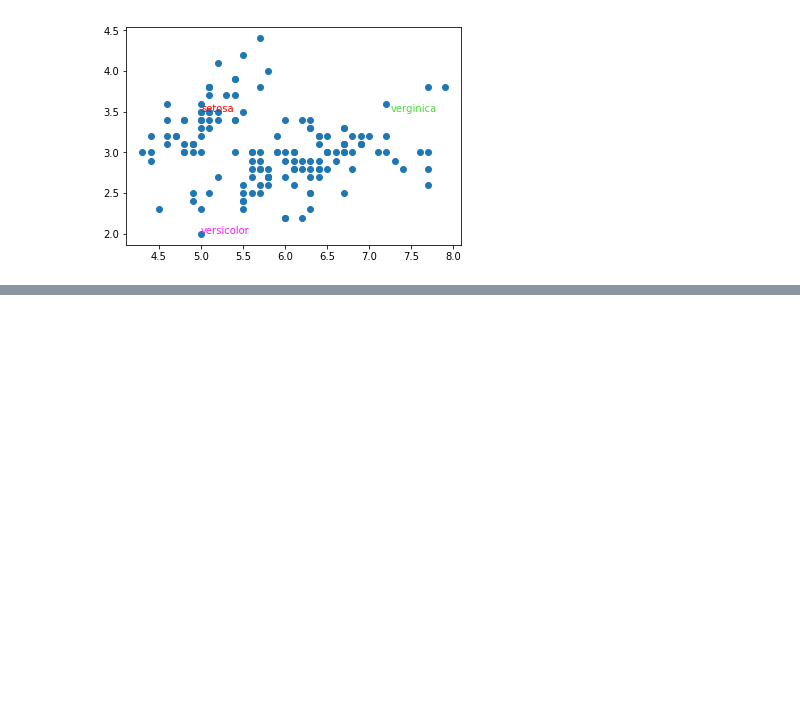
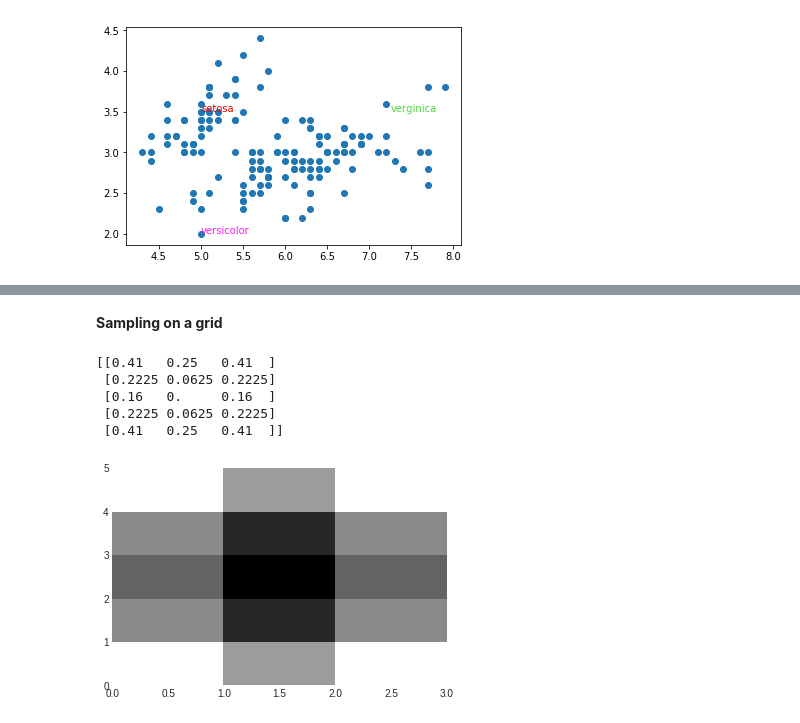
Before and after one commit to TheMLEngineer/DataCamp, a Jupyter notebook: StudyReference/Introduction to Data Visualization with Python/Introduction to Data Visualization with Python.ipynb, the cells around one changed output, grey strips where cells are left out. Cells and saved outputs as stored; diff of their text form; code cells hidden in the pictures; blank space fills up the shorter version.

```diff
--- a/StudyReference/Introduction to Data Visualization with Python/Introduction to Data Visualization with Python.ipynb
+++ b/StudyReference/Introduction to Data Visualization with Python/Introduction to Data Visualization with Python.ipynb
@@ -165,0 +218,7 @@ Text(5.0, 2.0, 'versicolor')
+# %%
+a = np.linspace(-2 , 2 , 3) #Create 1D array of uniformly spaced values
+b = np.linspace(-1 , 1 , 5)
+
+x , y = np.meshgrid(a , b)
+
+print(x,'\n\n\n',y)
@@ -165,0 +238,18 @@ Text(5.0, 2.0, 'versicolor')
+# %% [markdown]
+**Sampling on a grid**
+# %%
+z = x ** 2 / 25 + y ** 2 / 4
+# %%
+print(z)
+# %% [output]
+[[0.41   0.25   0.41  ]
+ [0.2225 0.0625 0.2225]
+ [0.16   0.     0.16  ]
+ [0.2225 0.0625 0.2225]
+ [0.41   0.25   0.41  ]]
+# %%
+plt.set_cmap('gray')
+plt.pcolor(z)
+plt.show()
+# %% [output]
+[figure, added]
```
Also changed, not shown: parts of 102 cells of this notebook, 3 other files.
